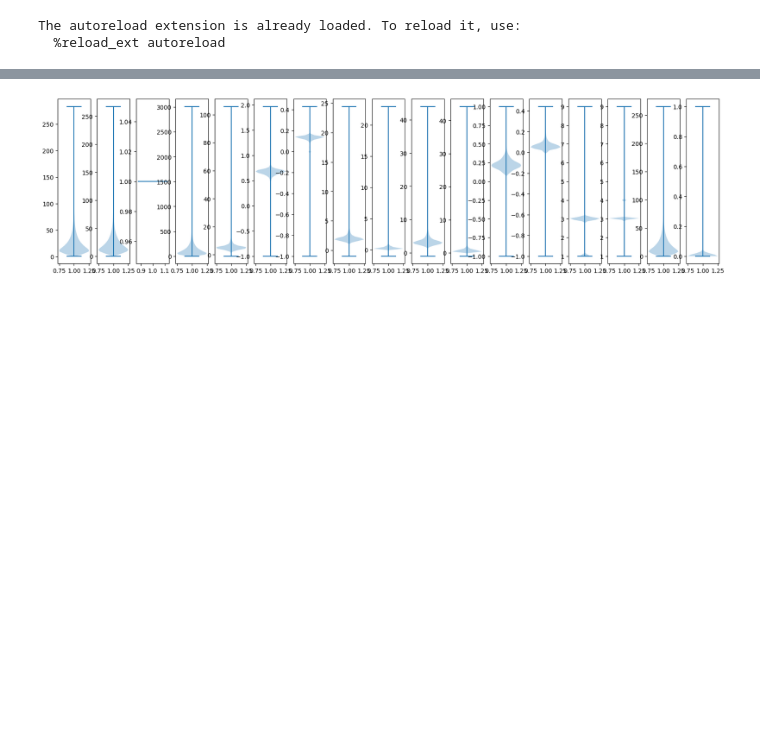
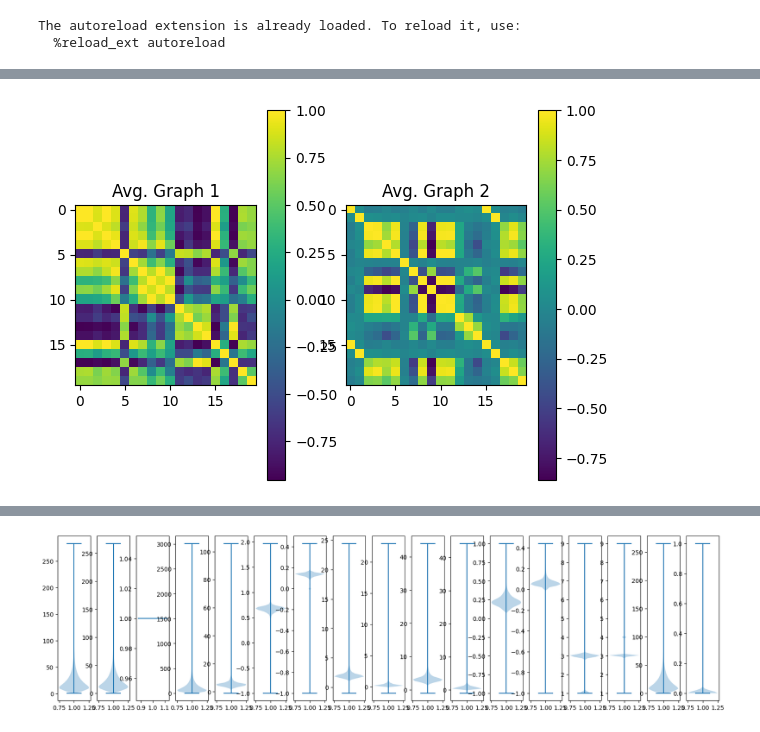
Before and after one commit to luxtu/graphs_in_ophthalmology, a Jupyter notebook: notebooks/graph_feature_explore.ipynb, the cells around one changed output, grey strips where cells are left out. Saved outputs shown, nothing was run; the diff lists cells and outputs as text; code cells hidden in the pictures; blank space fills up the shorter version.

```diff
--- a/notebooks/graph_feature_explore.ipynb
+++ b/notebooks/graph_feature_explore.ipynb
@@ -38,0 +195,85 @@ test_dataset = hetero_graph_loader.HeteroGraphLoaderTorch(vessel_graph_path,
+# %%
+correlation_matrices = []
+
+corr_graph_1 = None
+corr_graph_2 = None
+
+num_samp = len(train_dataset)
+
+graph_1_corr = torch.zeros((len(train_dataset), len(features_label_dict["graph_1"])))
+graph_2_corr = torch.zeros((len(train_dataset), len(features_label_dict["graph_2"])))
+
+label_tensor = torch.zeros((len(train_dataset), 1))
+
+for i in range(len(train_dataset)):
+    graph_1 = train_dataset[i]["graph_1"]
+    graph_2 = train_dataset[i]["graph_2"]
+
+    label_tensor[i] = train_dataset[i].y
+
+    # average the features of all nodes in the graph
+    graph_1_avg = torch.mean(graph_1.x, dim=0)
+    graph_2_avg = torch.mean(graph_2.x, dim=0)
+
+    # add averages to the matrix
+    graph_1_corr[i] = graph_1_avg
+    graph_2_corr[i] = graph_2_avg
+
+print(label_tensor.shape)
+print(graph_1_corr.shape)
+print(graph_2_corr.shape)
+
+
+# calculate the correlation matrix for the average features with the labels
+graph_1_corr = torch.cat((graph_1_corr, label_tensor), dim=1)
+graph_2_corr = torch.cat((graph_2_corr, label_tensor), dim=1)
+
+corr_graph_1 = torch.corrcoef(graph_1_corr.T)
+corr_graph_2 = torch.corrcoef(graph_2_corr.T)
+
+fig, ax = plt.subplots(1,2)
+pos = ax[0].imshow(corr_graph_1)
+ax[0].set_title("Avg. Graph 1")
+# add colorbar
+fig.colorbar(pos, ax=ax[0])
+pos = ax[1].imshow(corr_graph_2)
+ax[1].set_title("Avg. Graph 2")
+fig.colorbar(pos, ax=ax[1])
+
+plt.show()
+plt.close()
+
+# print correlations of the average features with the labels
+
+corr_graph_1 = corr_graph_1.numpy()
+corr_graph_2 = corr_graph_2.numpy()
+
+print("Graph 1")
+for i in range(len(corr_graph_1)-1):
+    print("Avg." + features_label_dict["graph_1"][i], corr_graph_1[i, -1])
+print("Graph 2")
+print("#"*40)
+for i in range(len(corr_graph_2)-1):
+    print("Avg." + features_label_dict["graph_2"][i], corr_graph_2[i, -1])
+
+
+print("#"*40)
+# print features that are highly correlated among themselves
+corr_threshold = 0.99
+corr_graph_1_u = np.triu(corr_graph_1, k=1)
+corr_graph_2_u = np.triu(corr_graph_2, k=1)
+
+corr_graph_1_sc = np.where(corr_graph_1_u > corr_threshold)
+corr_graph_2_sc = np.where(corr_graph_2_u > corr_threshold)
+
+print("Graph 1")
+for i in range(len(corr_graph_1_sc[0])):
+    print("Avg." + features_label_dict["graph_1"][corr_graph_1_sc[0][i]], "Avg." + features_label_dict["graph_1"][corr_graph_1_sc[1][i]])
+    print(f"Correlation Value: {corr_graph_1[corr_graph_1_sc[0][i], corr_graph_1_sc[1][i]]}")
+
+print("Graph 2")
+print("#"*40)
+for i in range(len(corr_graph_2_sc[0])):
+    print("Avg." + features_label_dict["graph_2"][corr_graph_2_sc[0][i]], "Avg." + features_label_dict["graph_2"][corr_graph_2_sc[1][i]])
+    print(f"Correlation Value: {corr_graph_2[corr_graph_2_sc[0][i], corr_graph_2_sc[1][i]]}")
+# %% [output]
@@ -38,0 +283 @@ test_dataset = hetero_graph_loader.HeteroGraphLoaderTorch(vessel_graph_path,
+[figure, added]
```
Also changed, not shown: parts of 8 cells of this notebook.
